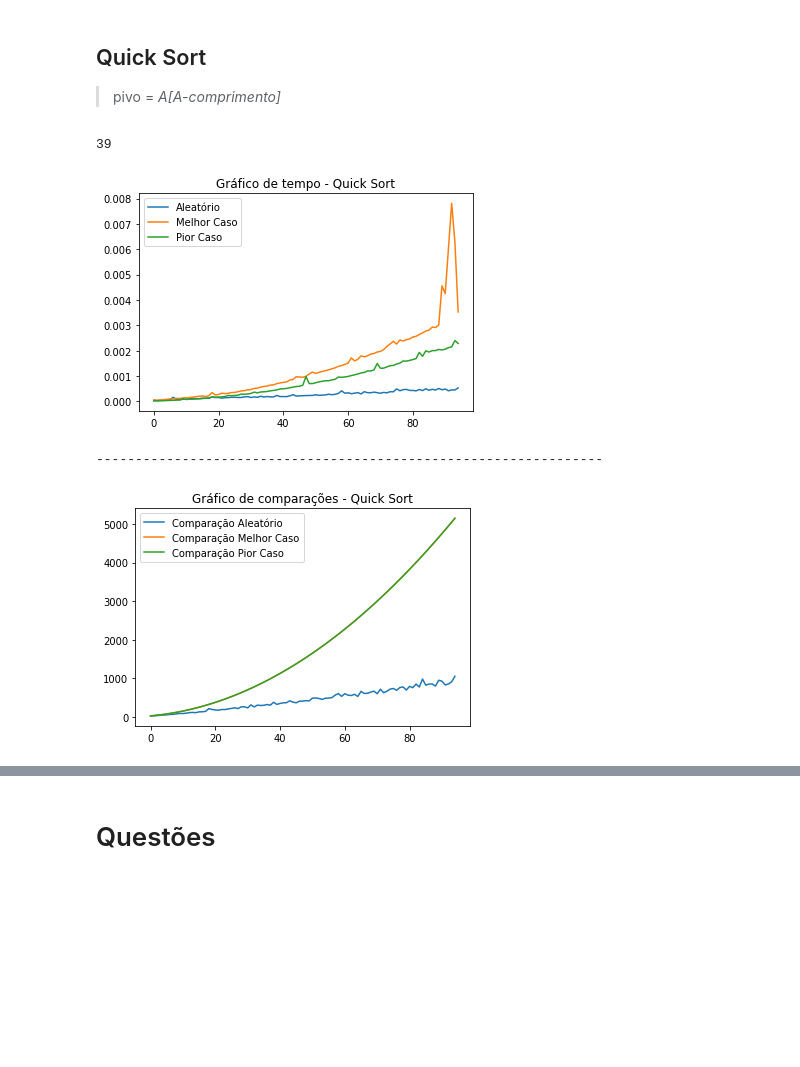
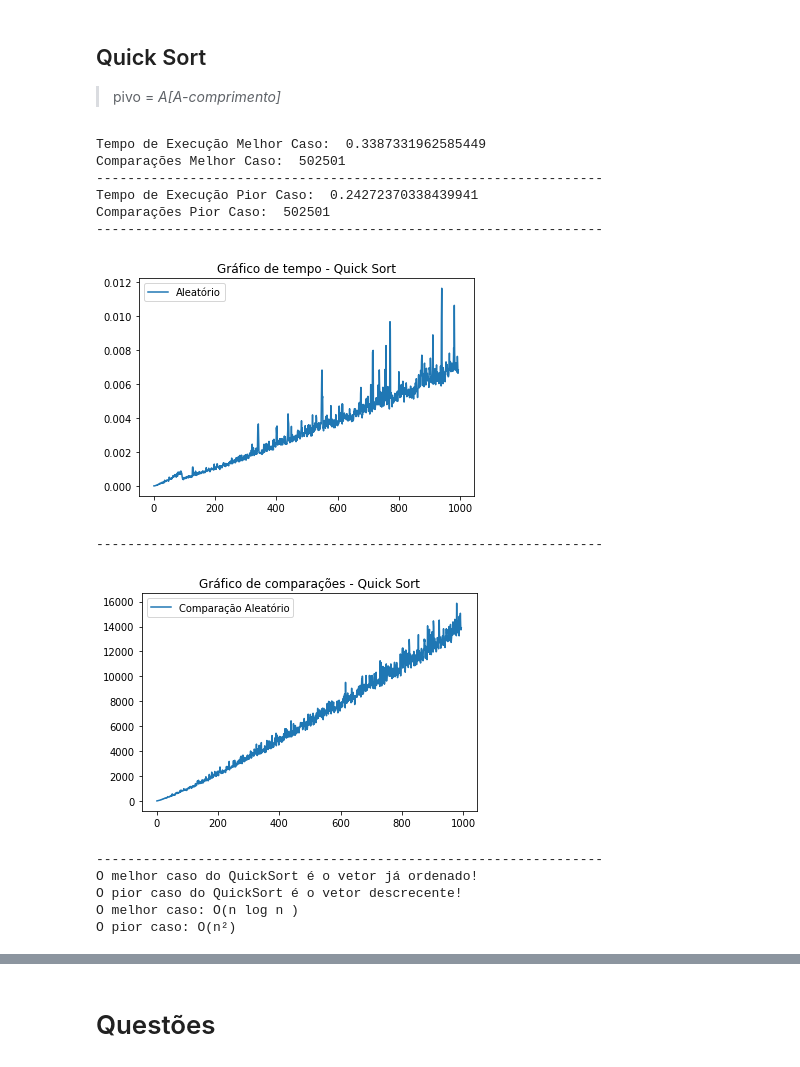
Before and after one commit to Arthss/Exerc-cio-de-CPA, a Jupyter notebook: Exercício_de_CPA.ipynb, the cells around one changed output, grey strips where cells are left out. Cells and saved outputs as stored; diff of their text form; code cells hidden in the pictures; blank space fills up the shorter version.

```diff
--- a/Exercício_de_CPA.ipynb
+++ b/Exercício_de_CPA.ipynb
@@ -38,7 +41,7 @@ global_1=0
 # Gerar array aleatório
 # %%
 def geraArrayAleatorio(quantidade):
-  array = np.random.randint(0, 500, (quantidade))
+  array = np.random.randint(0, 1000, (quantidade))
   return array
 # %%
 def tempo(algoritmo, arranjo):
@@ -236,7 +237,7 @@ def selectionSort(numeros):
 
 tempoAleatorio = []
 comparacoesAleatorio = []
-for a in range(5,100):
+for a in range(5,1000):
   aleatorio = geraArrayAleatorio(a)
   aux = tempo(selectionSort, aleatorio)
   tempoAleatorio.append(aux[0])
@@ -244,7 +245,7 @@ for a in range(5,100):
 
 tempoOrdenado = []
 comparacoesOrdenado = []
-for a in range(5,100):
+for a in range(5,1000):
   ordenado = np.arange(a)
   aux = tempo(selectionSort, ordenado)
   tempoOrdenado.append(aux[0])
@@ -253,7 +254,7 @@ for a in range(5,100):
 
 tempoDecrescente = []
 comparacoesDecrescente = []
-for a in range(5,100):
+for a in range(5,1000):
   decrescente = np.arange(a, 0, -1)
   aux = tempo(selectionSort, decrescente)
   tempoDecrescente.append(aux[0])
@@ -274,7 +275,7 @@ plt.legend()
 plt.show()
 print("-----------------------------------------------------------------")
 print("Para o Selection Sort não há difença entre o pior e o melhor pois ele sempre executa as duas repetições!")
-print("Devido a isso incluímos vetores ordenados e decrescente apenas para demonstrar a igualdade!")
+print("Devido a isso incluímos vetores ordenados e decrescentes apenas para demonstrar a igualdade!")
 print("O melhor caso: O(n²)")
 print("O pior caso: O(n²)")
 # %% [output]
@@ -477,63 +475,72 @@ def particao(a, ini, fim):
 
     return ini - 1, contador
 
-a = [8, 5, 12, 55, 3, 7, 82, 44]
-print(quick_sort(a, 0)[1])
 
 tempoAleatorio = []
 comparacoesAleatorio = []
-for a in range(5,100):
+for a in range(5,1000):
   aleatorio = geraArrayAleatorio(a)
 
   inicio = time.time()
   aux = quick_sort(aleatorio, 0)
   fim = time.time()
 
   tempoExecucao = fim - inicio
   tempoAleatorio.append(tempoExecucao)
   comparacoesAleatorio.append(aux[1])
 
-tempoMelhorCaso = []
-comparacoesMelhorCaso = []
-for a in range(5,100):
-  melhorCaso = np.arange(a)
 
-  inicio = time.time()
-  aux = quick_sort(melhorCaso, 0)
-  fim = time.time()
+melhorCaso = np.arange(1000)
 
-  tempoExecucao = fim - inicio
-  tempoMelhorCaso.append(tempoExecucao)
-  comparacoesMelhorCaso.append(aux[1])
+inicio = time.time()
+aux = quick_sort(melhorCaso, 0)
+fim = time.time()
 
-tempoPiorCaso = []
-comparacoesPiorCaso = []
-for a in range(5,100):
-  piorCaso = np.arange(a, 0, -1)
+tempoMelhorCaso = fim - inicio
+comparacoesMelhorCaso = aux[1]
 
-  inicio = time.time()
-  aux = quick_sort(piorCaso, 0)
-  fim = time.time()
 
-  tempoExecucao = fim - inicio
-  tempoPiorCaso.append(tempoExecucao)
-  comparacoesPiorCaso.append(aux[1])
+piorCaso = np.arange(1000, 0, -1)
 
+inicio = time.time()
+aux = quick_sort(piorCaso, 0)
+fim = time.time()
+
+tempoPiorCaso = fim - inicio
+comparacoesPiorCaso = aux[1]
+
+print("Tempo de Execução Melhor Caso: ", tempoMelhorCaso)
+print("Comparações Melhor Caso: ", comparacoesMelhorCaso)
+print("-----------------------------------------------------------------")
+print("Tempo de Execução Pior Caso: ", tempoPiorCaso)
+print("Comparações Pior Caso: ", comparacoesPiorCaso)
+print("-----------------------------------------------------------------")
 plt.plot(tempoAleatorio, label = 'Aleatório')
-plt.plot(tempoMelhorCaso, label = 'Melhor Caso')
-plt.plot(tempoPiorCaso, label = 'Pior Caso')
 plt.title('Gráfico de tempo - Quick Sort')
 plt.legend()
 plt.show()
 print("-----------------------------------------------------------------")
 plt.plot(comparacoesAleatorio, label = 'Comparação Aleatório')
-plt.plot(comparacoesMelhorCaso, label = 'Comparação Melhor Caso')
-plt.plot(comparacoesPiorCaso, label = 'Comparação Pior Caso')
 plt.title('Gráfico de comparações - Quick Sort')
 plt.legend()
 plt.show()
+print("-----------------------------------------------------------------")
+print("O melhor caso do QuickSort é o vetor já ordenado!")
+print("O pior caso do QuickSort é o vetor descrecente!")
+print("O melhor caso: O(n log n )")
+print("O pior caso: O(n²)")
 # %% [output]
-39
+Tempo de Execução Melhor Caso:  0.3387331962585449
+Comparações Melhor Caso:  502501
+-----------------------------------------------------------------
+Tempo de Execução Pior Caso:  0.24272370338439941
+Comparações Pior Caso:  502501
+-----------------------------------------------------------------
-[figure, old version]
+[figure, new version]
 -----------------------------------------------------------------
-[figure, old version]
+[figure, new version]
+-----------------------------------------------------------------
+O melhor caso do QuickSort é o vetor já ordenado!
+O pior caso do QuickSort é o vetor descrecente!
+O melhor caso: O(n log n )
+O pior caso: O(n²)
```
Also changed, not shown: parts of 9 cells of this notebook.
